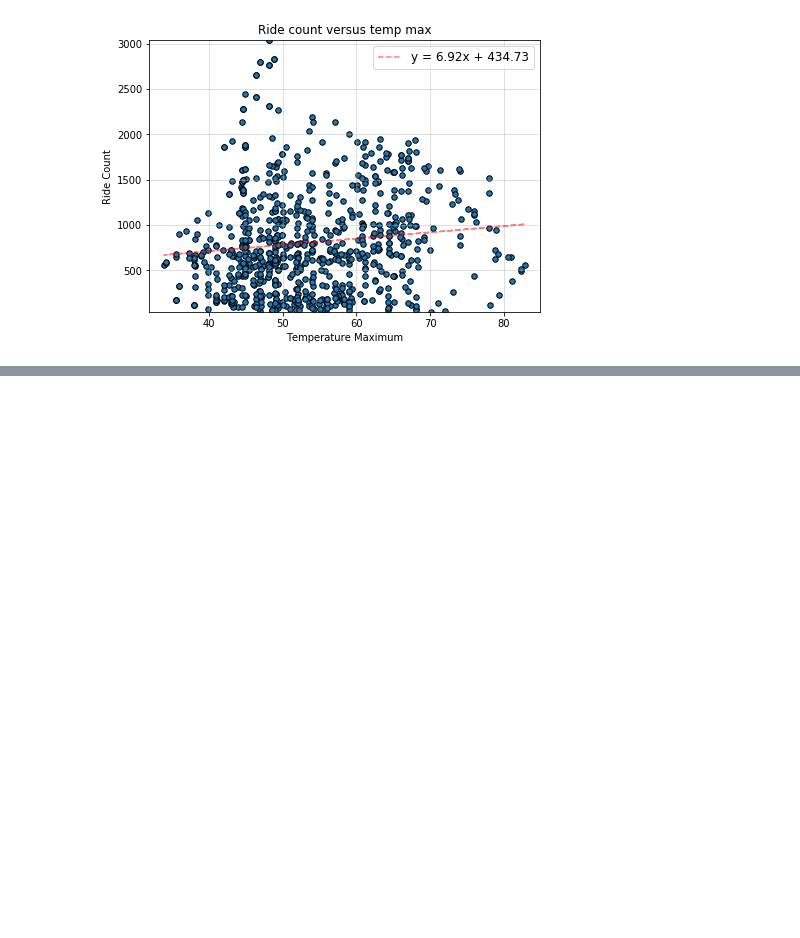
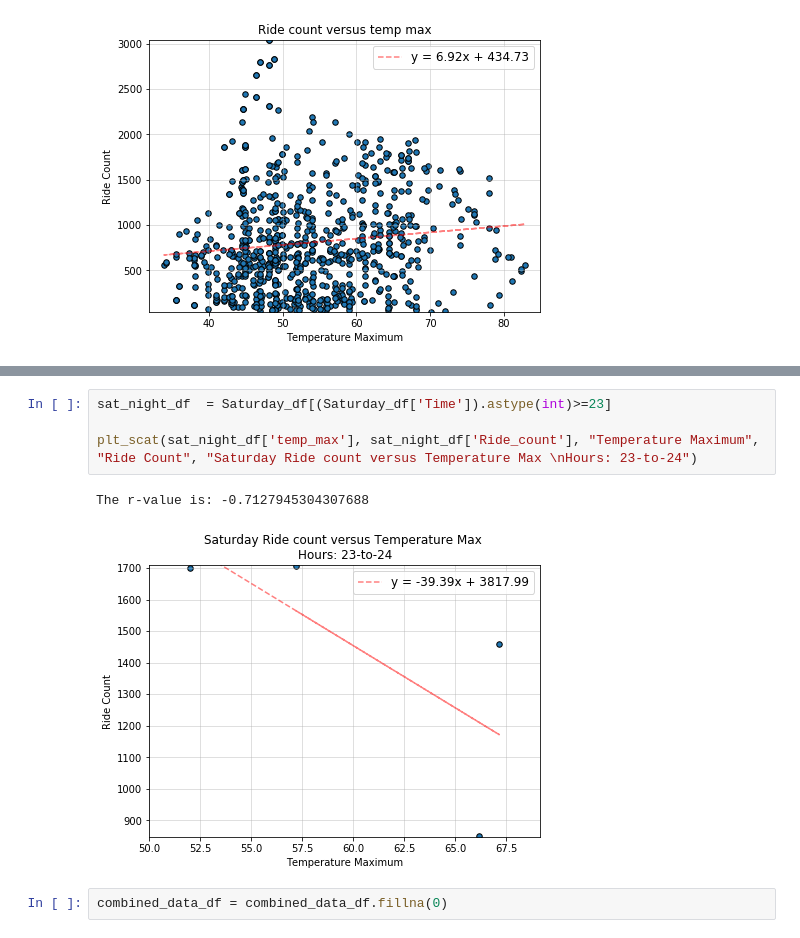
Before and after one commit to JacobTrevithick/Uber-Ride-Count-Weather-Analysis, a Jupyter notebook: Data_cleaning.ipynb, the cells around one changed output, grey strips where cells are left out. Cells and saved outputs as stored; diff of their text form; blank space fills up the shorter version.

```diff
--- a/Data_cleaning.ipynb
+++ b/Data_cleaning.ipynb
@@ -132,0 +185,9 @@ The r-value is: 0.11500992163985174
+# %%
+sat_night_df  = Saturday_df[(Saturday_df['Time']).astype(int)>=23]
+
+plt_scat(sat_night_df['temp_max'], sat_night_df['Ride_count'], "Temperature Maximum", "Ride Count", "Saturday Ride count versus Temperature Max \nHours: 23-to-24")
+# %% [output]
+The r-value is: -0.7127945304307688
+[figure, added]
+# %%
+combined_data_df = combined_data_df.fillna(0)
```
Also changed, not shown: parts of 11 cells of this notebook.
